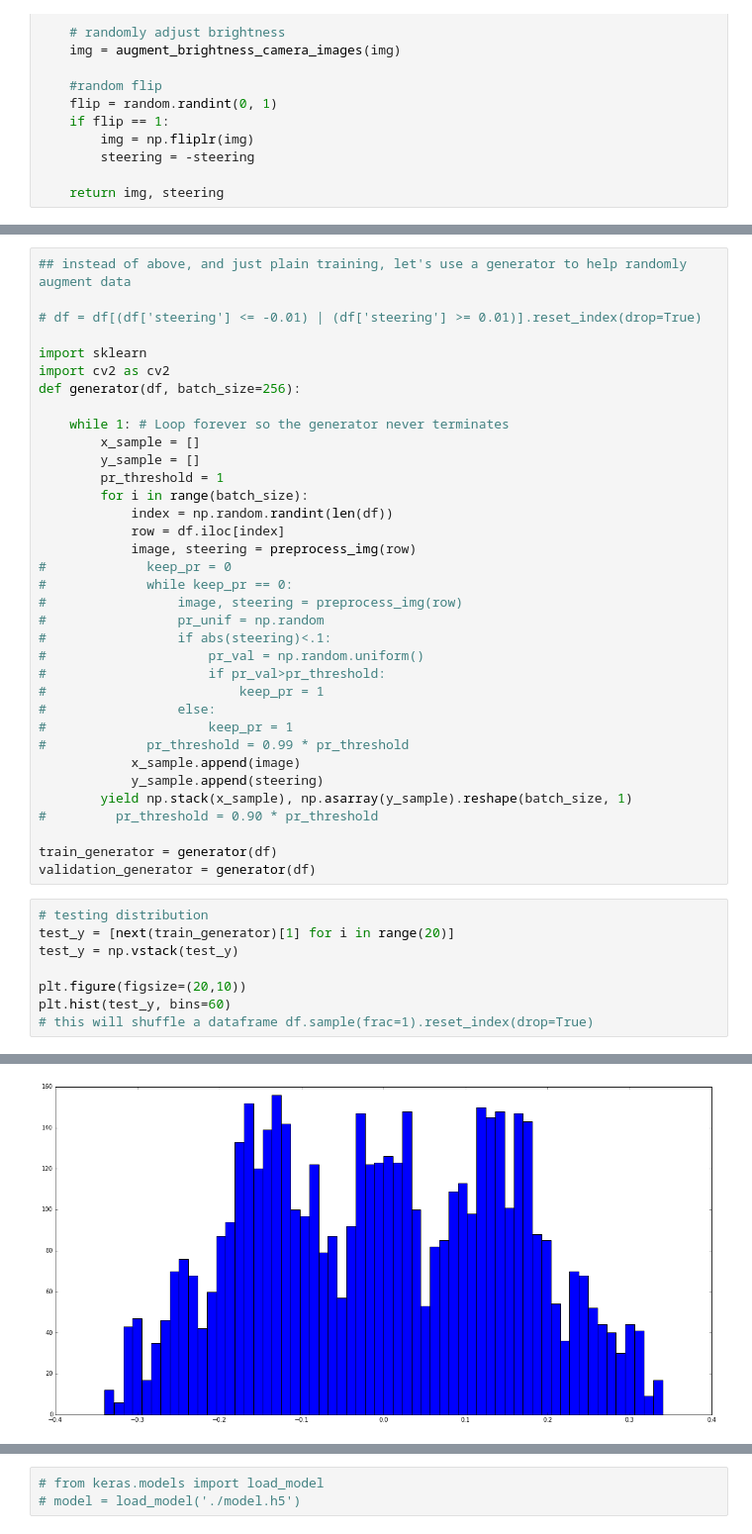
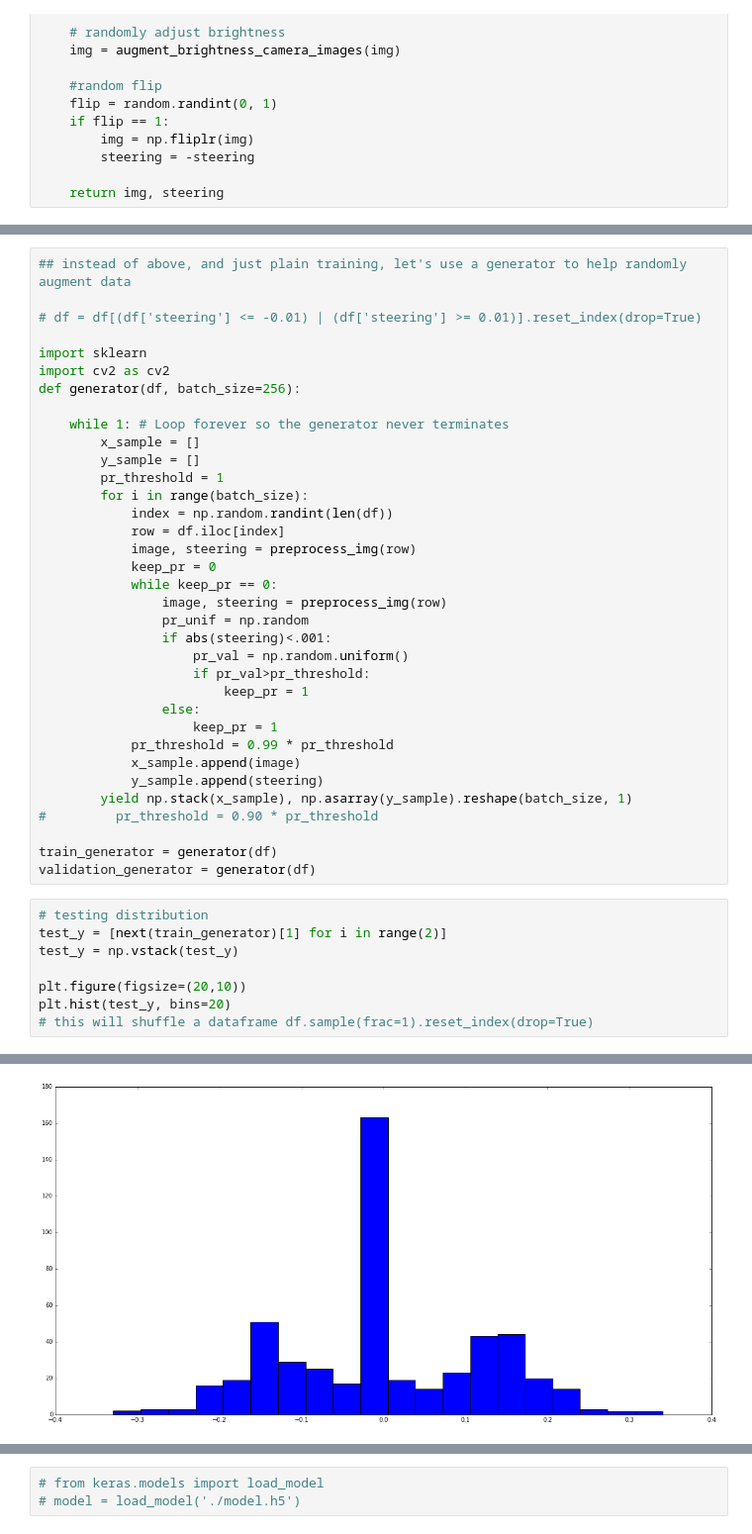
Before and after one commit to wallarug/startcon2017-mit, a Jupyter notebook: notebooks/mit-drive-NN.ipynb, the cells around one changed output, grey strips where cells are left out. Shown at 99% size. Saved outputs shown, nothing was run; the diff lists cells and outputs as text.

```diff
--- a/notebooks/mit-drive-NN.ipynb
+++ b/notebooks/mit-drive-NN.ipynb
@@ -206,17 +212,17 @@ def generator(df, batch_size=256):
             index = np.random.randint(len(df))
             row = df.iloc[index]
             image, steering = preprocess_img(row)
-#             keep_pr = 0
-#             while keep_pr == 0:
-#                 image, steering = preprocess_img(row)
-#                 pr_unif = np.random
-#                 if abs(steering)<.1:
-#                     pr_val = np.random.uniform()
-#                     if pr_val>pr_threshold:
-#                         keep_pr = 1
-#                 else:
-#                     keep_pr = 1
-#             pr_threshold = 0.99 * pr_threshold
+            keep_pr = 0
+            while keep_pr == 0:
+                image, steering = preprocess_img(row)
+                pr_unif = np.random
+                if abs(steering)<.001:
+                    pr_val = np.random.uniform()
+                    if pr_val>pr_threshold:
+                        keep_pr = 1
+                else:
+                    keep_pr = 1
+            pr_threshold = 0.99 * pr_threshold
             x_sample.append(image)
             y_sample.append(steering)
         yield np.stack(x_sample), np.asarray(y_sample).reshape(batch_size, 1)
@@ -226,10 +232,10 @@ train_generator = generator(df)
 validation_generator = generator(df)
 # %%
 # testing distribution
-test_y = [next(train_generator)[1] for i in range(20)]
+test_y = [next(train_generator)[1] for i in range(2)]
 test_y = np.vstack(test_y)
 
 plt.figure(figsize=(20,10))
-plt.hist(test_y, bins=60)
+plt.hist(test_y, bins=20)
 # this will shuffle a dataframe df.sample(frac=1).reset_index(drop=True)
 # %% [output]
@@ -253,2 +251,2 @@ plt.hist(test_y, bins=60)
-[figure, old version]
+[figure, new version]
 # %%
```
Also changed, not shown: parts of 9 cells of this notebook.
